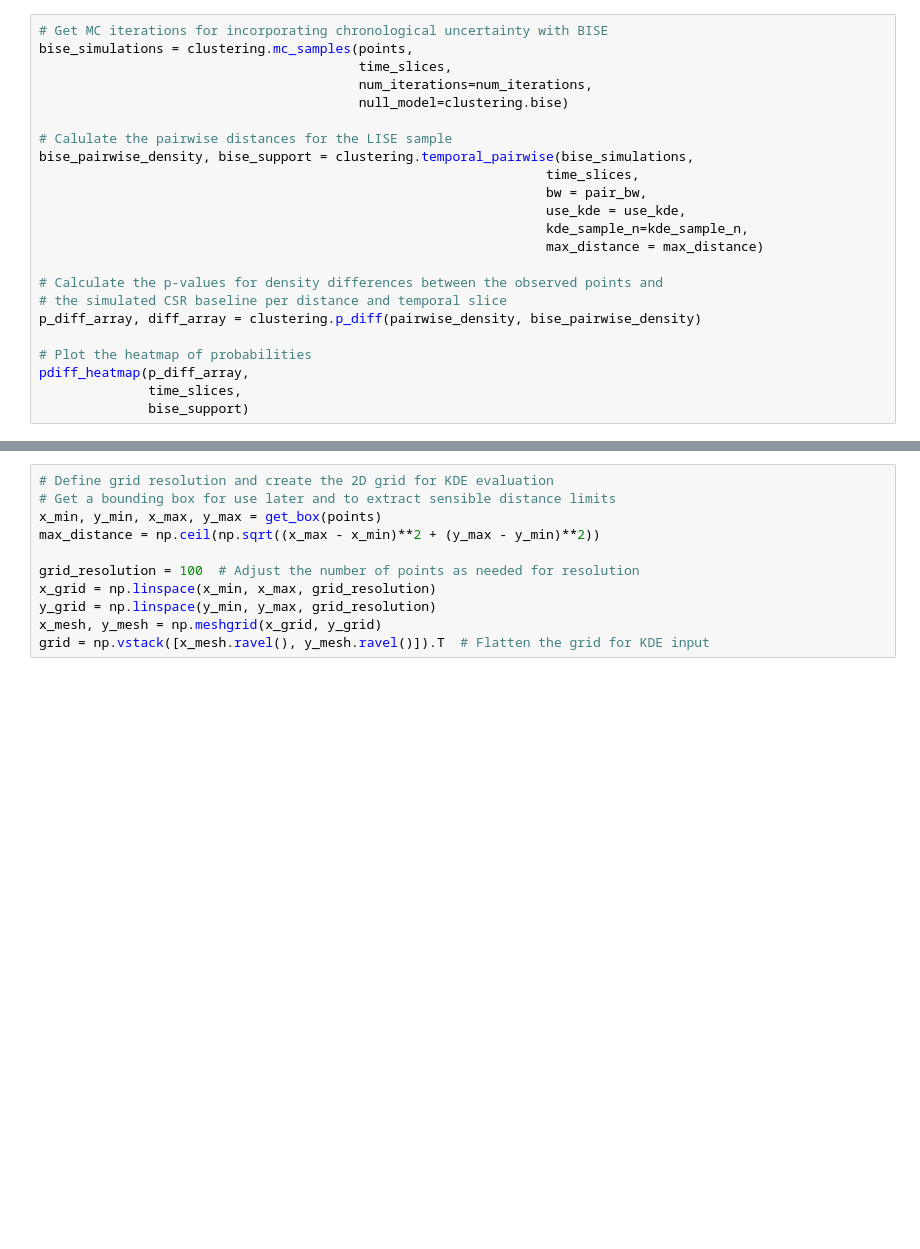
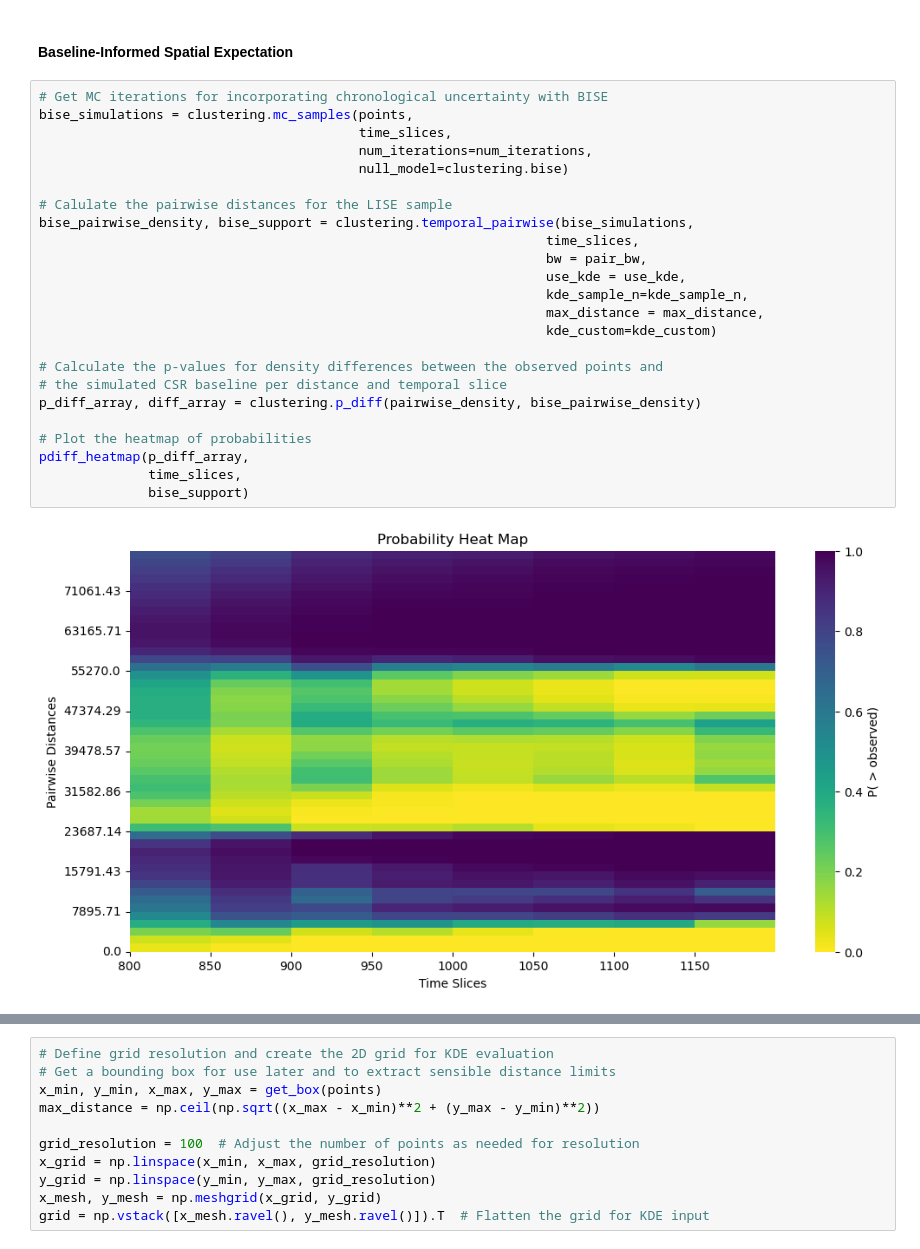
Before and after one commit to wccarleton/angkorclusters, a Jupyter notebook: Src/analysis.ipynb, the cells around one changed output, grey strips where cells are left out. Saved outputs shown, nothing was run; the diff lists cells and outputs as text; blank space fills up the shorter version.

```diff
--- a/Src/analysis.ipynb
+++ b/Src/analysis.ipynb
@@ -127,23 +205,28 @@ pdiff_heatmap(p_diff_array,
+# %% [markdown]
+#### Baseline-Informed Spatial Expectation
 # %%
 # Get MC iterations for incorporating chronological uncertainty with BISE
 bise_simulations = clustering.mc_samples(points,
                                          time_slices,
                                          num_iterations=num_iterations,
                                          null_model=clustering.bise)
 
 # Calulate the pairwise distances for the LISE sample
 bise_pairwise_density, bise_support = clustering.temporal_pairwise(bise_simulations,
                                                                  time_slices,
                                                                  bw = pair_bw,
                                                                  use_kde = use_kde,
                                                                  kde_sample_n=kde_sample_n,
-                                                                 max_distance = max_distance)
+                                                                 max_distance = max_distance,
+                                                                 kde_custom=kde_custom)
 
 # Calculate the p-values for density differences between the observed points and
 # the simulated CSR baseline per distance and temporal slice
 p_diff_array, diff_array = clustering.p_diff(pairwise_density, bise_pairwise_density)
 
 # Plot the heatmap of probabilities
 pdiff_heatmap(p_diff_array,
               time_slices,
               bise_support)
+# %% [output]
+[figure, added]
```
Also changed, not shown: parts of 82 cells of this notebook, 10 other files.
